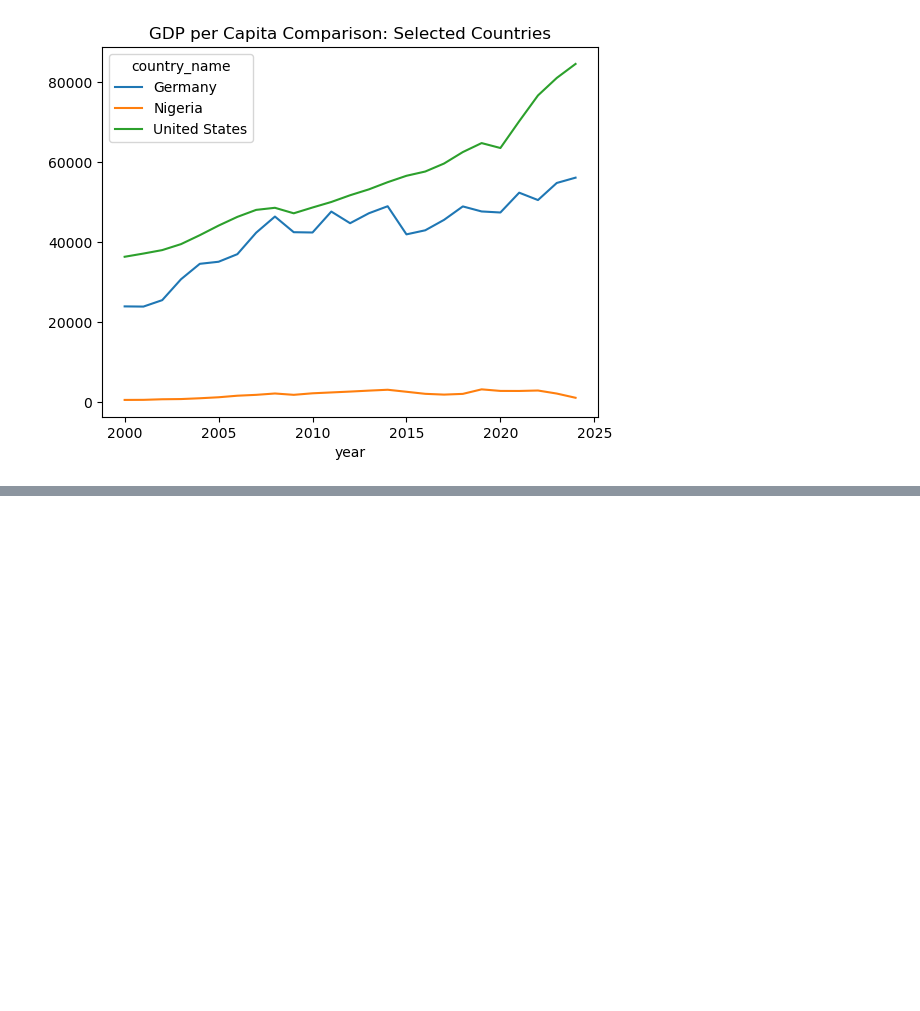
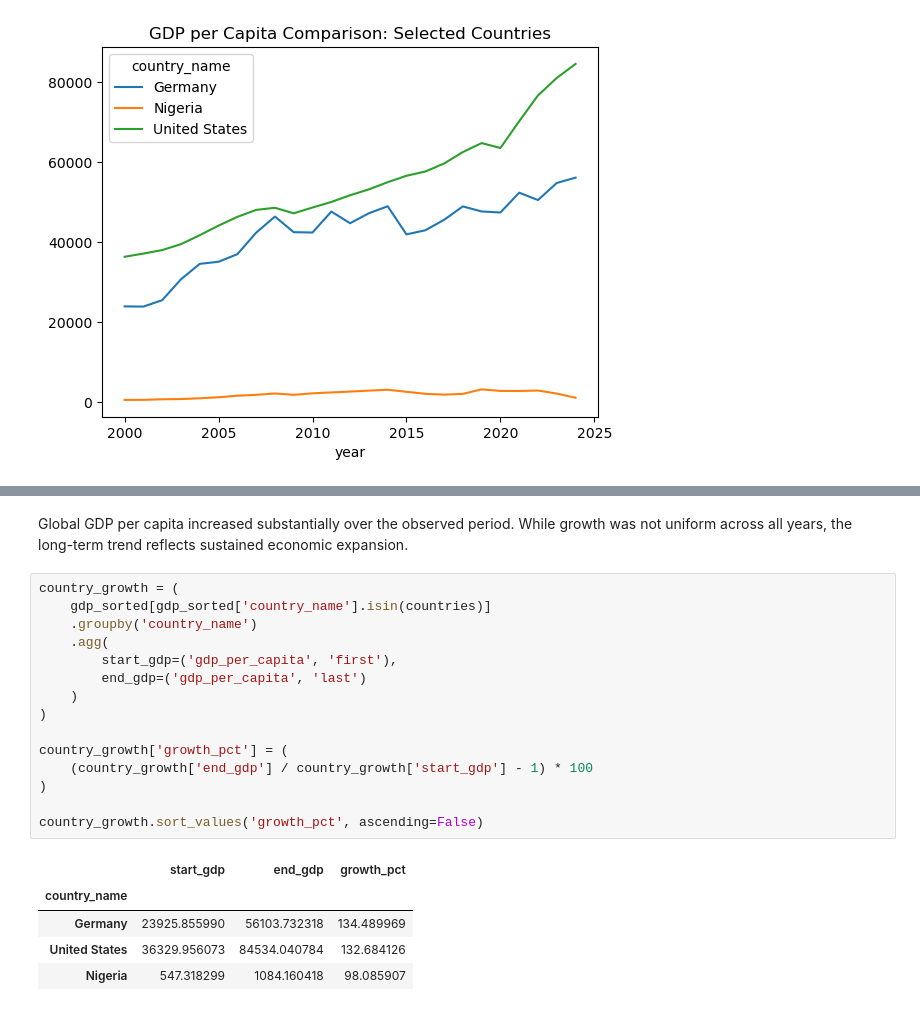
Before and after one commit to MonashTee/python-job-portfolio, a Jupyter notebook: week_01/notebooks/basic_economic_data.ipynb, the cells around one changed output, grey strips where cells are left out. Cells and saved outputs as stored; diff of their text form; blank space fills up the shorter version.

```diff
--- a/week_01/notebooks/basic_economic_data.ipynb
+++ b/week_01/notebooks/basic_economic_data.ipynb
@@ -539,0 +570,24 @@ country_trend.pivot(
+# %% [markdown]
+Global GDP per capita increased substantially over the observed period.
+While growth was not uniform across all years, the long-term trend reflects sustained economic expansion.
+# %%
+country_growth = (
+    gdp_sorted[gdp_sorted['country_name'].isin(countries)]
+    .groupby('country_name')
+    .agg(
+        start_gdp=('gdp_per_capita', 'first'),
+        end_gdp=('gdp_per_capita', 'last')
+    )
+)
+
+country_growth['growth_pct'] = (
+    (country_growth['end_gdp'] / country_growth['start_gdp'] - 1) * 100
+)
+
+country_growth.sort_values('growth_pct', ascending=False)
+# %% [output]
+|  | start_gdp | end_gdp | growth_pct |
+| country_name |  |  |  |
+| Germany | 23925.855990 | 56103.732318 | 134.489969 |
+| United States | 36329.956073 | 84534.040784 | 132.684126 |
+| Nigeria | 547.318299 | 1084.160418 | 98.085907 |
```
Also changed, not shown: parts of 18 cells of this notebook, 1 other file.
